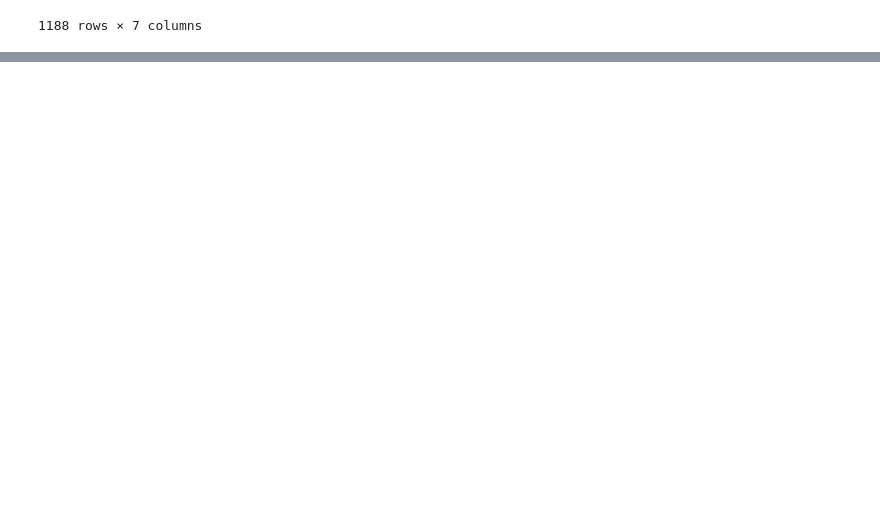
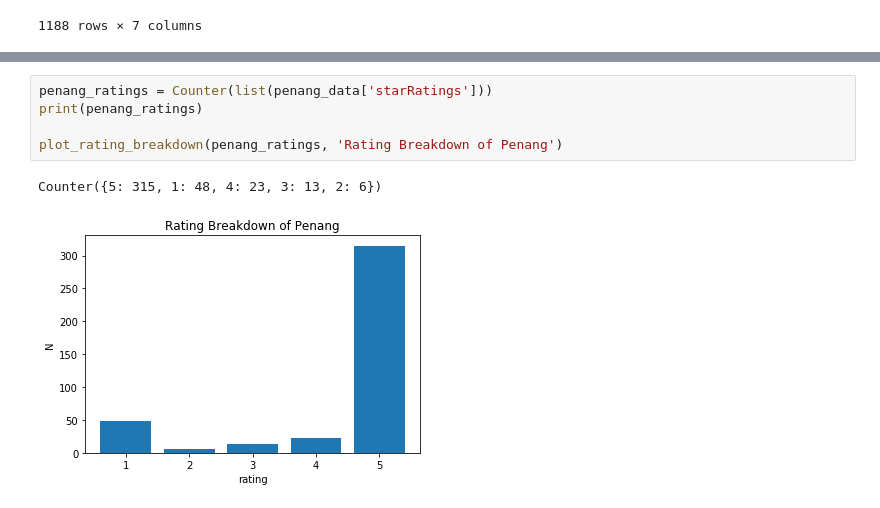
Before and after one commit to calvinyusno2359/WebScraping, a Jupyter notebook: report.ipynb, the cells around one changed output, grey strips where cells are left out. Drawn from its saved outputs; the diff is of its cells as text; blank space fills up the shorter version.

```diff
--- a/report.ipynb
+++ b/report.ipynb
@@ -153,0 +251,8 @@ all_data
+# %%
+penang_ratings = Counter(list(penang_data['starRatings']))
+print(penang_ratings)
+
+plot_rating_breakdown(penang_ratings, 'Rating Breakdown of Penang')
+# %% [output]
+Counter({5: 315, 1: 48, 4: 23, 3: 13, 2: 6})
+[figure, added]
```
Also changed, not shown: parts of 21 cells of this notebook.
